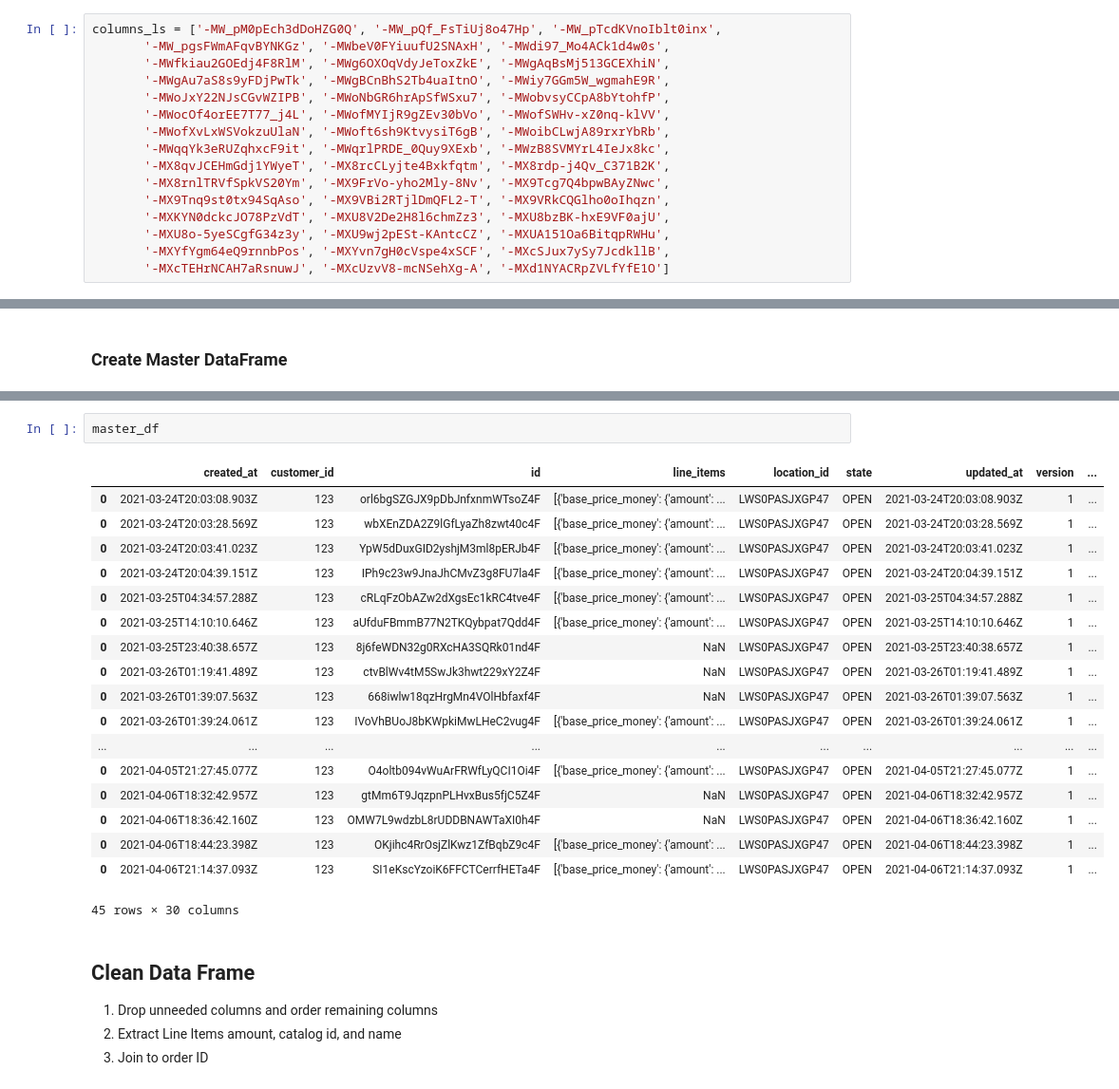
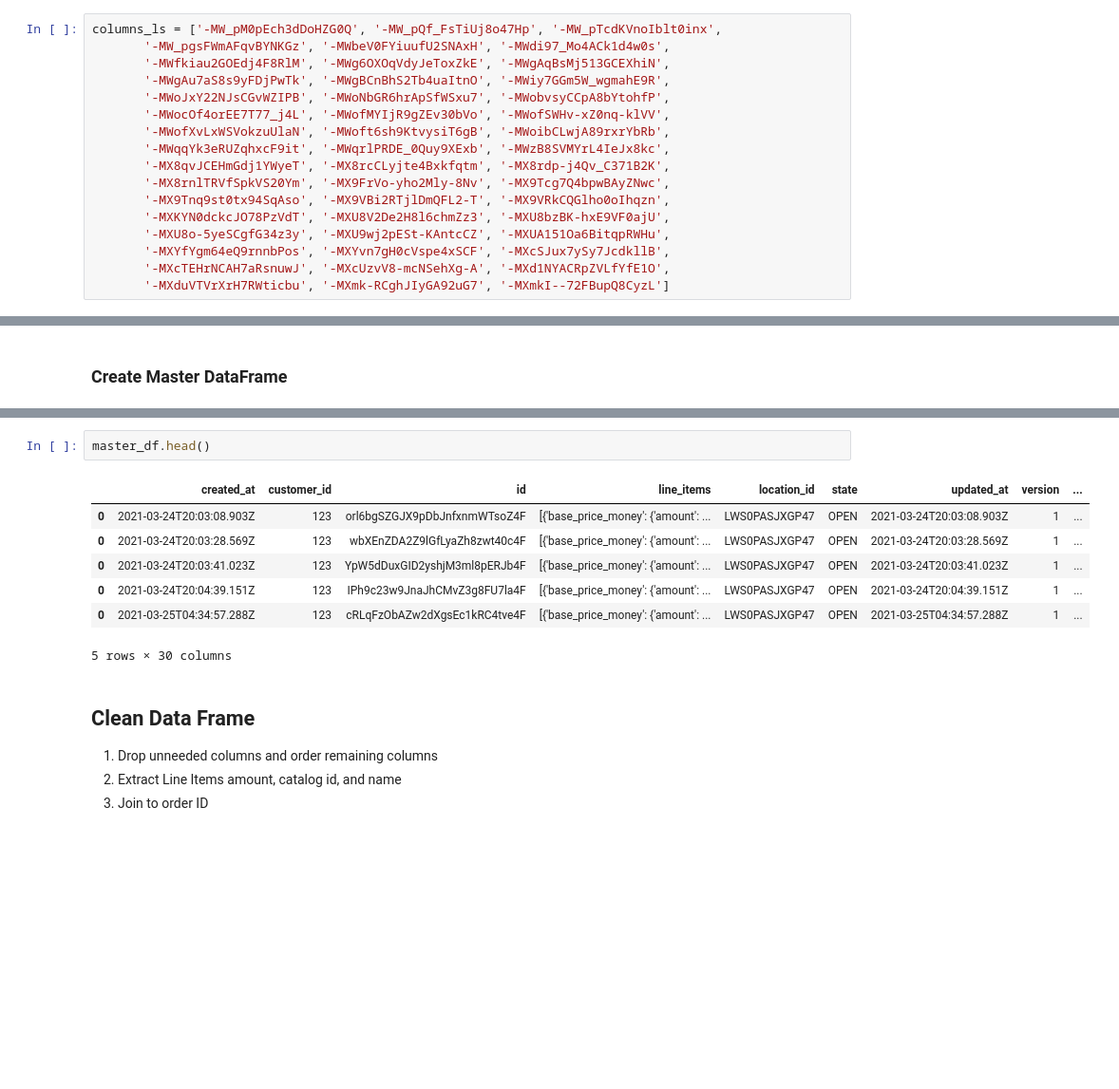
Before and after one commit to jjsinger/Firebase_Data_Cleaning, a Jupyter notebook: Firebase Connect - Orders.ipynb, the cells around one changed output, grey strips where cells are left out. Shown at 95% size. Drawn from its saved outputs; the diff is of its cells as text; blank space fills up the shorter version.

```diff
--- a/Firebase Connect - Orders.ipynb
+++ b/Firebase Connect - Orders.ipynb
@@ -119,5 +117,6 @@ columns_ls = ['-MW_pM0pEch3dDoHZG0Q', '-MW_pQf_FsTiUj8o47Hp', '-MW_pTcdKVnoIblt0
        '-MXKYN0dckcJO78PzVdT', '-MXU8V2De2H8l6chmZz3', '-MXU8bzBK-hxE9VF0ajU',
        '-MXU8o-5yeSCgfG34z3y', '-MXU9wj2pESt-KAntcCZ', '-MXUA151Oa6BitqpRWHu',
        '-MXYfYgm64eQ9rnnbPos', '-MXYvn7gH0cVspe4xSCF', '-MXcSJux7ySy7JcdkllB',
-       '-MXcTEHrNCAH7aRsnuwJ', '-MXcUzvV8-mcNSehXg-A', '-MXd1NYACRpZVLfYfE1O']
+       '-MXcTEHrNCAH7aRsnuwJ', '-MXcUzvV8-mcNSehXg-A', '-MXd1NYACRpZVLfYfE1O',
+       '-MXduVTVrXrH7RWticbu', '-MXmk-RCghJIyGA92uG7', '-MXmkI--72FBupQ8CyzL']
 # %%
@@ -239,24 +207,13 @@ Name: MXd1NYACRpZVLfYfE1O, dtype: object
 # %%
-master_df
+master_df.head()
 # %% [output]
 |  | created_at | customer_id | id | line_items | location_id | state | updated_at | version | ... |
 | 0 | 2021-03-24T20:03:08.903Z | 123 | orl6bgSZGJX9pDbJnfxnmWTsoZ4F | [{'base_price_money': {'amount': ... | LWS0PASJXGP47 | OPEN | 2021-03-24T20:03:08.903Z | 1 | ... |
 | 0 | 2021-03-24T20:03:28.569Z | 123 | wbXEnZDA2Z9lGfLyaZh8zwt40c4F | [{'base_price_money': {'amount': ... | LWS0PASJXGP47 | OPEN | 2021-03-24T20:03:28.569Z | 1 | ... |
 | 0 | 2021-03-24T20:03:41.023Z | 123 | YpW5dDuxGID2yshjM3ml8pERJb4F | [{'base_price_money': {'amount': ... | LWS0PASJXGP47 | OPEN | 2021-03-24T20:03:41.023Z | 1 | ... |
 | 0 | 2021-03-24T20:04:39.151Z | 123 | IPh9c23w9JnaJhCMvZ3g8FU7la4F | [{'base_price_money': {'amount': ... | LWS0PASJXGP47 | OPEN | 2021-03-24T20:04:39.151Z | 1 | ... |
 | 0 | 2021-03-25T04:34:57.288Z | 123 | cRLqFzObAZw2dXgsEc1kRC4tve4F | [{'base_price_money': {'amount': ... | LWS0PASJXGP47 | OPEN | 2021-03-25T04:34:57.288Z | 1 | ... |
-| 0 | 2021-03-25T14:10:10.646Z | 123 | aUfduFBmmB77N2TKQybpat7Qdd4F | [{'base_price_money': {'amount': ... | LWS0PASJXGP47 | OPEN | 2021-03-25T14:10:10.646Z | 1 | ... |
-| 0 | 2021-03-25T23:40:38.657Z | 123 | 8j6feWDN32g0RXcHA3SQRk01nd4F | NaN | LWS0PASJXGP47 | OPEN | 2021-03-25T23:40:38.657Z | 1 | ... |
-| 0 | 2021-03-26T01:19:41.489Z | 123 | ctvBlWv4tM5SwJk3hwt229xY2Z4F | NaN | LWS0PASJXGP47 | OPEN | 2021-03-26T01:19:41.489Z | 1 | ... |
-| 0 | 2021-03-26T01:39:07.563Z | 123 | 668iwlw18qzHrgMn4VOlHbfaxf4F | NaN | LWS0PASJXGP47 | OPEN | 2021-03-26T01:39:07.563Z | 1 | ... |
-| 0 | 2021-03-26T01:39:24.061Z | 123 | IVoVhBUoJ8bKWpkiMwLHeC2vug4F | [{'base_price_money': {'amount': ... | LWS0PASJXGP47 | OPEN | 2021-03-26T01:39:24.061Z | 1 | ... |
-| ... | ... | ... | ... | ... | ... | ... | ... | ... | ... |
-| 0 | 2021-04-05T21:27:45.077Z | 123 | O4oltb094vWuArFRWfLyQCI1Oi4F | [{'base_price_money': {'amount': ... | LWS0PASJXGP47 | OPEN | 2021-04-05T21:27:45.077Z | 1 | ... |
-| 0 | 2021-04-06T18:32:42.957Z | 123 | gtMm6T9JqzpnPLHvxBus5fjC5Z4F | NaN | LWS0PASJXGP47 | OPEN | 2021-04-06T18:32:42.957Z | 1 | ... |
-| 0 | 2021-04-06T18:36:42.160Z | 123 | OMW7L9wdzbL8rUDDBNAWTaXI0h4F | NaN | LWS0PASJXGP47 | OPEN | 2021-04-06T18:36:42.160Z | 1 | ... |
-| 0 | 2021-04-06T18:44:23.398Z | 123 | OKjihc4RrOsjZlKwz1ZfBqbZ9c4F | [{'base_price_money': {'amount': ... | LWS0PASJXGP47 | OPEN | 2021-04-06T18:44:23.398Z | 1 | ... |
-| 0 | 2021-04-06T21:14:37.093Z | 123 | SI1eKscYzoiK6FFCTCerrfHETa4F | [{'base_price_money': {'amount': ... | LWS0PASJXGP47 | OPEN | 2021-04-06T21:14:37.093Z | 1 | ... |
-45 rows × 30 columns
+5 rows × 30 columns
 # %% [markdown]
 ## Clean Data Frame
 1. Drop unneeded columns and order remaining columns
```
Also changed, not shown: parts of 23 cells of this notebook.
